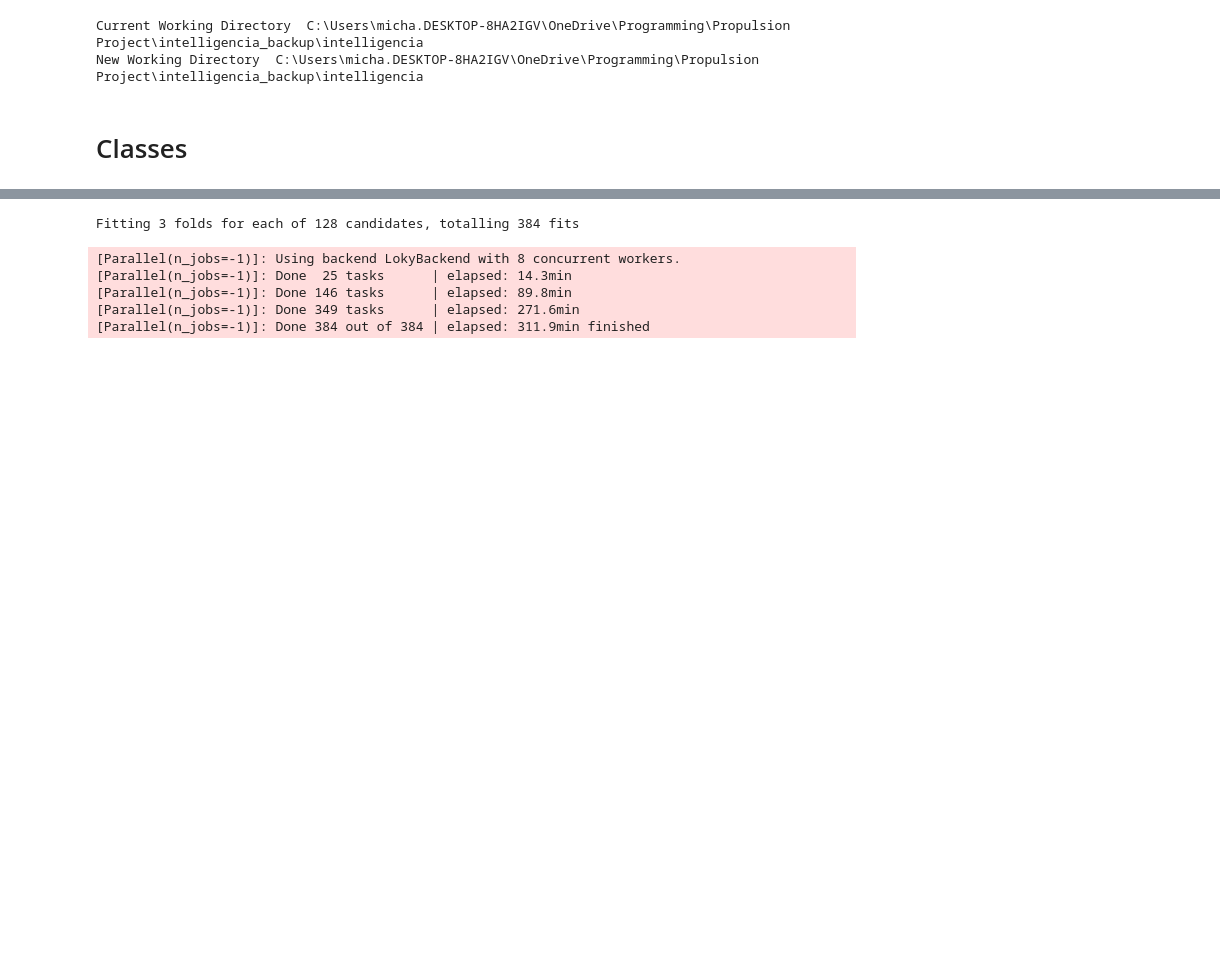
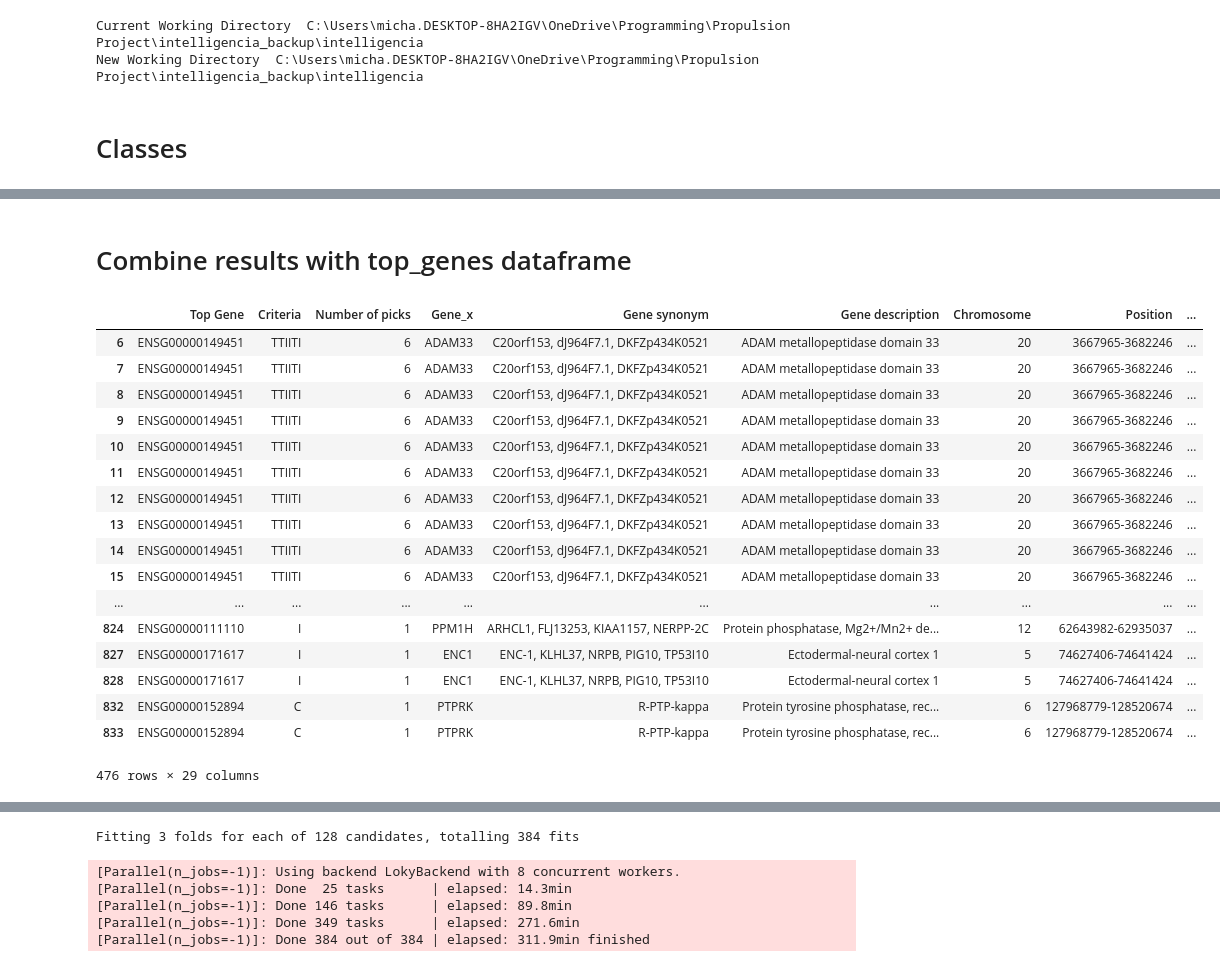
Before and after one commit to mikesamir/oncological_gene_expression_analysis, a Jupyter notebook: 1_XGBoost.ipynb, the cells around one changed output, grey strips where cells are left out. Cells and saved outputs as stored; diff of their text form; code cells hidden in the pictures; blank space fills up the shorter version.

```diff
--- a/1_XGBoost.ipynb
+++ b/1_XGBoost.ipynb
@@ -150,0 +259,2 @@ top_genes.append("label")
+# %% [markdown]
+# Combine results with top_genes dataframe
@@ -150,0 +266,21 @@ top_genes.append("label")
+# %%
+all_final[all_final.duplicated()]
+# %% [output]
+|  | Top Gene | Criteria | Number of picks | Gene_x | Gene synonym | Gene description | Chromosome | Position | ... |
+| 6 | ENSG00000149451 | TTIITI | 6 | ADAM33 | C20orf153, dJ964F7.1, DKFZp434K0521 | ADAM metallopeptidase domain 33 | 20 | 3667965-3682246 | ... |
+| 7 | ENSG00000149451 | TTIITI | 6 | ADAM33 | C20orf153, dJ964F7.1, DKFZp434K0521 | ADAM metallopeptidase domain 33 | 20 | 3667965-3682246 | ... |
+| 8 | ENSG00000149451 | TTIITI | 6 | ADAM33 | C20orf153, dJ964F7.1, DKFZp434K0521 | ADAM metallopeptidase domain 33 | 20 | 3667965-3682246 | ... |
+| 9 | ENSG00000149451 | TTIITI | 6 | ADAM33 | C20orf153, dJ964F7.1, DKFZp434K0521 | ADAM metallopeptidase domain 33 | 20 | 3667965-3682246 | ... |
+| 10 | ENSG00000149451 | TTIITI | 6 | ADAM33 | C20orf153, dJ964F7.1, DKFZp434K0521 | ADAM metallopeptidase domain 33 | 20 | 3667965-3682246 | ... |
+| 11 | ENSG00000149451 | TTIITI | 6 | ADAM33 | C20orf153, dJ964F7.1, DKFZp434K0521 | ADAM metallopeptidase domain 33 | 20 | 3667965-3682246 | ... |
+| 12 | ENSG00000149451 | TTIITI | 6 | ADAM33 | C20orf153, dJ964F7.1, DKFZp434K0521 | ADAM metallopeptidase domain 33 | 20 | 3667965-3682246 | ... |
+| 13 | ENSG00000149451 | TTIITI | 6 | ADAM33 | C20orf153, dJ964F7.1, DKFZp434K0521 | ADAM metallopeptidase domain 33 | 20 | 3667965-3682246 | ... |
+| 14 | ENSG00000149451 | TTIITI | 6 | ADAM33 | C20orf153, dJ964F7.1, DKFZp434K0521 | ADAM metallopeptidase domain 33 | 20 | 3667965-3682246 | ... |
+| 15 | ENSG00000149451 | TTIITI | 6 | ADAM33 | C20orf153, dJ964F7.1, DKFZp434K0521 | ADAM metallopeptidase domain 33 | 20 | 3667965-3682246 | ... |
+| ... | ... | ... | ... | ... | ... | ... | ... | ... | ... |
+| 824 | ENSG00000111110 | I | 1 | PPM1H | ARHCL1, FLJ13253, KIAA1157, NERPP-2C | Protein phosphatase, Mg2+/Mn2+ de... | 12 | 62643982-62935037 | ... |
+| 827 | ENSG00000171617 | I | 1 | ENC1 | ENC-1, KLHL37, NRPB, PIG10, TP53I10 | Ectodermal-neural cortex 1 | 5 | 74627406-74641424 | ... |
+| 828 | ENSG00000171617 | I | 1 | ENC1 | ENC-1, KLHL37, NRPB, PIG10, TP53I10 | Ectodermal-neural cortex 1 | 5 | 74627406-74641424 | ... |
+| 832 | ENSG00000152894 | C | 1 | PTPRK | R-PTP-kappa | Protein tyrosine phosphatase, rec... | 6 | 127968779-128520674 | ... |
+| 833 | ENSG00000152894 | C | 1 | PTPRK | R-PTP-kappa | Protein tyrosine phosphatase, rec... | 6 | 127968779-128520674 | ... |
+476 rows × 29 columns
```
Also changed, not shown: parts of 50 cells of this notebook, 9 other files.
